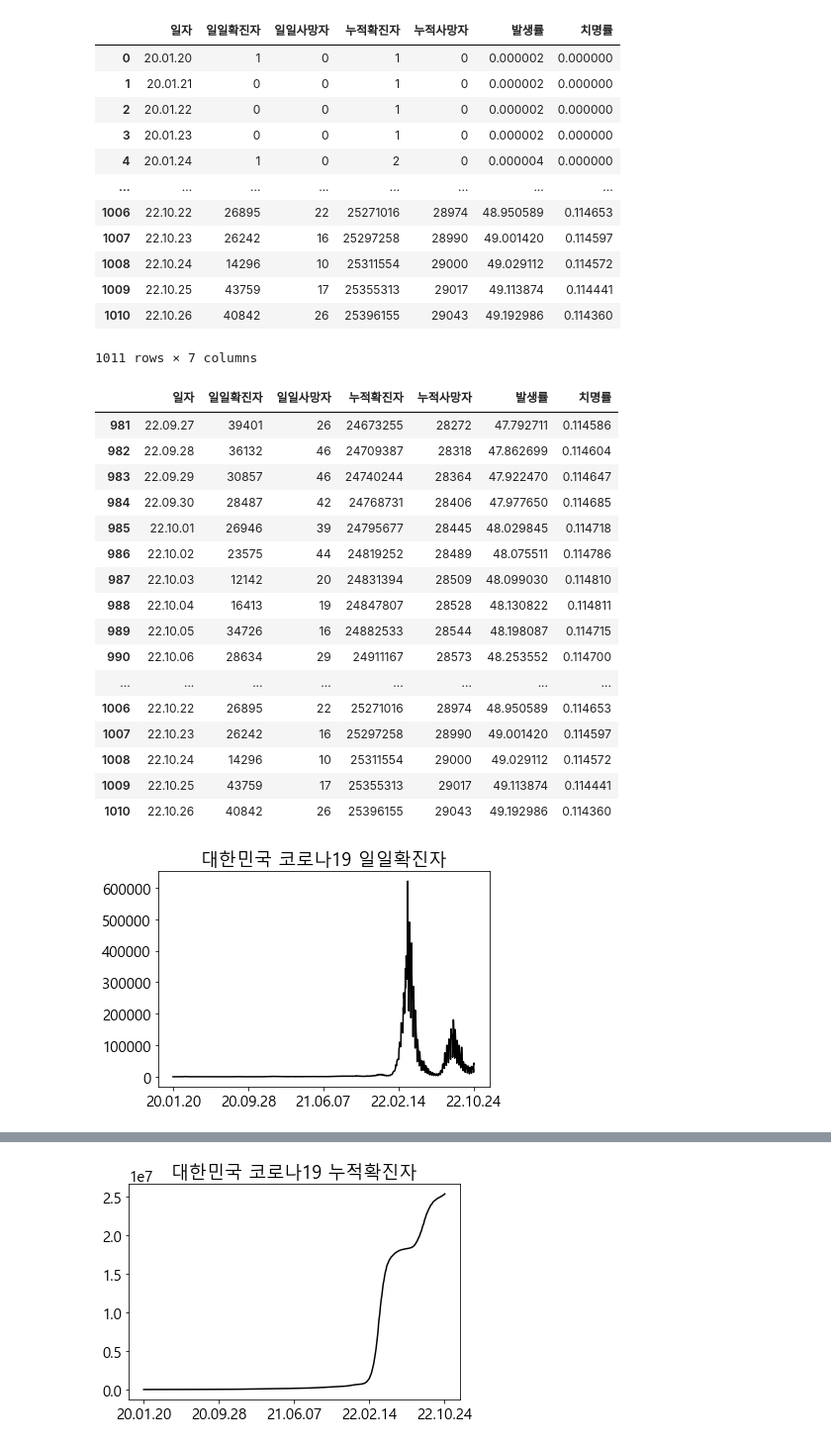
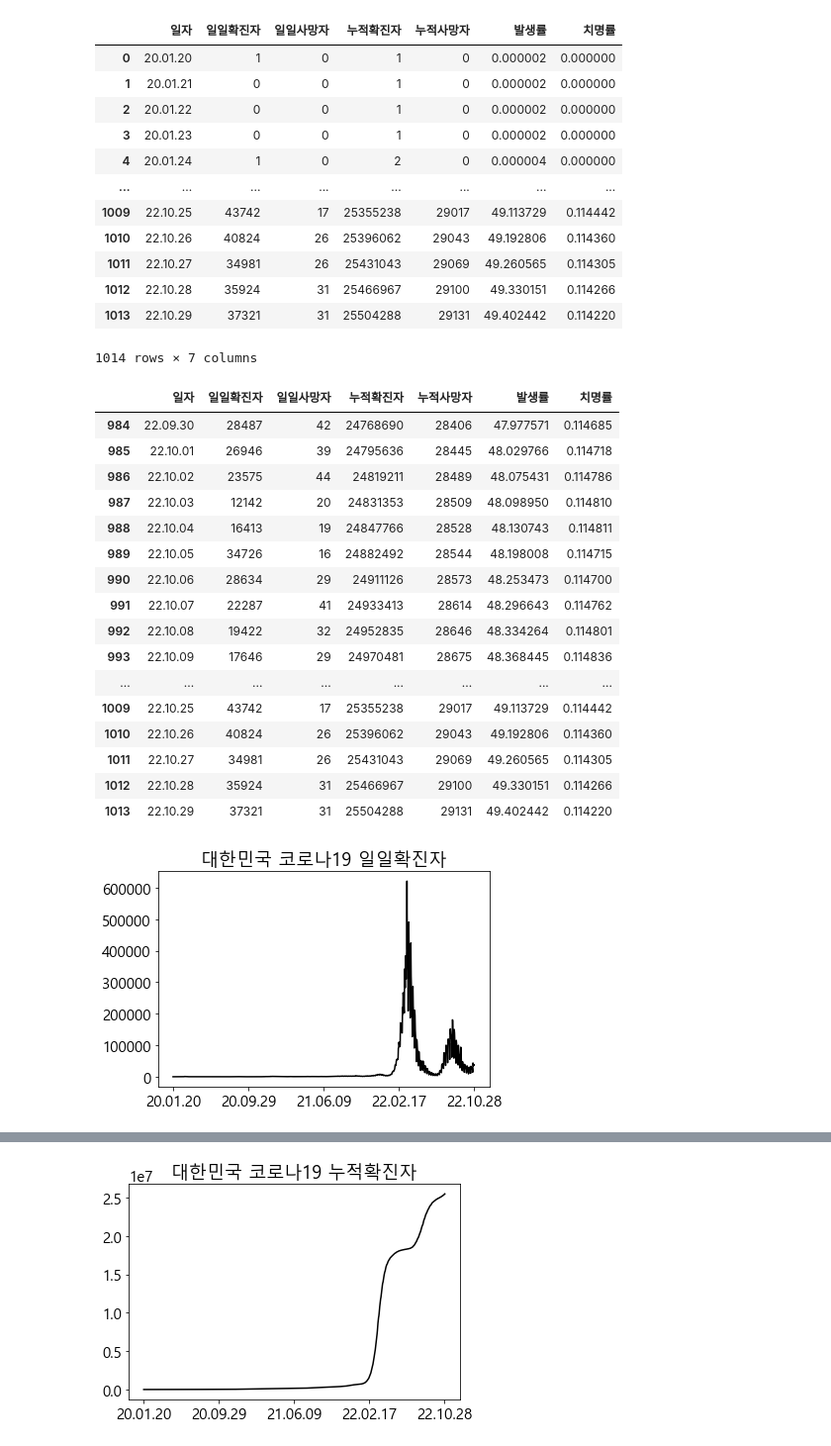
Before and after one commit to cpwoo/ProjectCorona, a Jupyter notebook: ProjectCorona.ipynb, the cells around one changed output, grey strips where cells are left out. Shown at 99% size. Saved outputs shown, nothing was run; the diff lists cells and outputs as text; code cells hidden in the pictures.

```diff
--- a/ProjectCorona.ipynb
+++ b/ProjectCorona.ipynb
@@ -7,51 +7,51 @@ matplotlib.rcParams['axes.unicode_minus'] = False
 # %%
 import pandas as pd
 import numpy as np
-df = pd.read_excel('코로나바이러스감염증-19_확진환자_발생현황_221026.xlsx', skiprows=[0,1,2,3,5])
+df = pd.read_excel('코로나바이러스감염증-19_확진환자_발생현황_221029.xlsx', skiprows=[0,1,2,3,5])
 df.drop(columns=['국내발생(명)', '해외유입(명)'], inplace=True)
 df.rename(columns={'계(명)':'일일확진자', '사망(명)':'일일사망자'}, inplace=True)
 df['일자'] = df['일자'].dt.strftime('%y.%m.%d')
 df.replace('-', 0, inplace=True)
 df['누적확진자'] = df['일일확진자'].cumsum()
 df['누적사망자'] = df['일일사망자'].cumsum()
 df['발생률'] = df['누적확진자'] / 51625561 * 100
 df['치명률'] = df['누적사망자'] / df['누적확진자'] * 100
 df
 # %% [output]
 |  | 일자 | 일일확진자 | 일일사망자 | 누적확진자 | 누적사망자 | 발생률 | 치명률 |
 | 0 | 20.01.20 | 1 | 0 | 1 | 0 | 0.000002 | 0.000000 |
 | 1 | 20.01.21 | 0 | 0 | 1 | 0 | 0.000002 | 0.000000 |
 | 2 | 20.01.22 | 0 | 0 | 1 | 0 | 0.000002 | 0.000000 |
 | 3 | 20.01.23 | 0 | 0 | 1 | 0 | 0.000002 | 0.000000 |
 | 4 | 20.01.24 | 1 | 0 | 2 | 0 | 0.000004 | 0.000000 |
 | ... | ... | ... | ... | ... | ... | ... | ... |
-| 1006 | 22.10.22 | 26895 | 22 | 25271016 | 28974 | 48.950589 | 0.114653 |
-| 1007 | 22.10.23 | 26242 | 16 | 25297258 | 28990 | 49.001420 | 0.114597 |
-| 1008 | 22.10.24 | 14296 | 10 | 25311554 | 29000 | 49.029112 | 0.114572 |
-| 1009 | 22.10.25 | 43759 | 17 | 25355313 | 29017 | 49.113874 | 0.114441 |
-| 1010 | 22.10.26 | 40842 | 26 | 25396155 | 29043 | 49.192986 | 0.114360 |
+| 1009 | 22.10.25 | 43742 | 17 | 25355238 | 29017 | 49.113729 | 0.114442 |
+| 1010 | 22.10.26 | 40824 | 26 | 25396062 | 29043 | 49.192806 | 0.114360 |
+| 1011 | 22.10.27 | 34981 | 26 | 25431043 | 29069 | 49.260565 | 0.114305 |
+| 1012 | 22.10.28 | 35924 | 31 | 25466967 | 29100 | 49.330151 | 0.114266 |
+| 1013 | 22.10.29 | 37321 | 31 | 25504288 | 29131 | 49.402442 | 0.114220 |
-1011 rows × 7 columns
+1014 rows × 7 columns
 # %%
 df30 = df.tail(30)
 df30
 # %% [output]
 |  | 일자 | 일일확진자 | 일일사망자 | 누적확진자 | 누적사망자 | 발생률 | 치명률 |
-| 981 | 22.09.27 | 39401 | 26 | 24673255 | 28272 | 47.792711 | 0.114586 |
-| 982 | 22.09.28 | 36132 | 46 | 24709387 | 28318 | 47.862699 | 0.114604 |
-| 983 | 22.09.29 | 30857 | 46 | 24740244 | 28364 | 47.922470 | 0.114647 |
-| 984 | 22.09.30 | 28487 | 42 | 24768731 | 28406 | 47.977650 | 0.114685 |
-| 985 | 22.10.01 | 26946 | 39 | 24795677 | 28445 | 48.029845 | 0.114718 |
-| 986 | 22.10.02 | 23575 | 44 | 24819252 | 28489 | 48.075511 | 0.114786 |
-| 987 | 22.10.03 | 12142 | 20 | 24831394 | 28509 | 48.099030 | 0.114810 |
-| 988 | 22.10.04 | 16413 | 19 | 24847807 | 28528 | 48.130822 | 0.114811 |
-| 989 | 22.10.05 | 34726 | 16 | 24882533 | 28544 | 48.198087 | 0.114715 |
-| 990 | 22.10.06 | 28634 | 29 | 24911167 | 28573 | 48.253552 | 0.114700 |
+| 984 | 22.09.30 | 28487 | 42 | 24768690 | 28406 | 47.977571 | 0.114685 |
+| 985 | 22.10.01 | 26946 | 39 | 24795636 | 28445 | 48.029766 | 0.114718 |
+| 986 | 22.10.02 | 23575 | 44 | 24819211 | 28489 | 48.075431 | 0.114786 |
+| 987 | 22.10.03 | 12142 | 20 | 24831353 | 28509 | 48.098950 | 0.114810 |
+| 988 | 22.10.04 | 16413 | 19 | 24847766 | 28528 | 48.130743 | 0.114811 |
+| 989 | 22.10.05 | 34726 | 16 | 24882492 | 28544 | 48.198008 | 0.114715 |
+| 990 | 22.10.06 | 28634 | 29 | 24911126 | 28573 | 48.253473 | 0.114700 |
+| 991 | 22.10.07 | 22287 | 41 | 24933413 | 28614 | 48.296643 | 0.114762 |
+| 992 | 22.10.08 | 19422 | 32 | 24952835 | 28646 | 48.334264 | 0.114801 |
+| 993 | 22.10.09 | 17646 | 29 | 24970481 | 28675 | 48.368445 | 0.114836 |
 | ... | ... | ... | ... | ... | ... | ... | ... |
-| 1006 | 22.10.22 | 26895 | 22 | 25271016 | 28974 | 48.950589 | 0.114653 |
-| 1007 | 22.10.23 | 26242 | 16 | 25297258 | 28990 | 49.001420 | 0.114597 |
-| 1008 | 22.10.24 | 14296 | 10 | 25311554 | 29000 | 49.029112 | 0.114572 |
-| 1009 | 22.10.25 | 43759 | 17 | 25355313 | 29017 | 49.113874 | 0.114441 |
-| 1010 | 22.10.26 | 40842 | 26 | 25396155 | 29043 | 49.192986 | 0.114360 |
+| 1009 | 22.10.25 | 43742 | 17 | 25355238 | 29017 | 49.113729 | 0.114442 |
+| 1010 | 22.10.26 | 40824 | 26 | 25396062 | 29043 | 49.192806 | 0.114360 |
+| 1011 | 22.10.27 | 34981 | 26 | 25431043 | 29069 | 49.260565 | 0.114305 |
+| 1012 | 22.10.28 | 35924 | 31 | 25466967 | 29100 | 49.330151 | 0.114266 |
+| 1013 | 22.10.29 | 37321 | 31 | 25504288 | 29131 | 49.402442 | 0.114220 |
 # %%
 x = df['일자']; y=df['일일확진자']
 plt.title('대한민국 코로나19 일일확진자')
@@ -59,7 +59,7 @@ plt.plot(x, y, color='k')
 plt.xticks(range(0, len(x), (len(x)-1)//4))
 plt.show()
 # %% [output]
-[figure, old version]
+[figure, new version]
 # %%
 x = df30['일자']; y=df30['일일확진자']
 plt.title('대한민국 코로나19 일일확진자 최근 30일')
```
Also changed, not shown: parts of 6 cells of this notebook, 7 other files.
